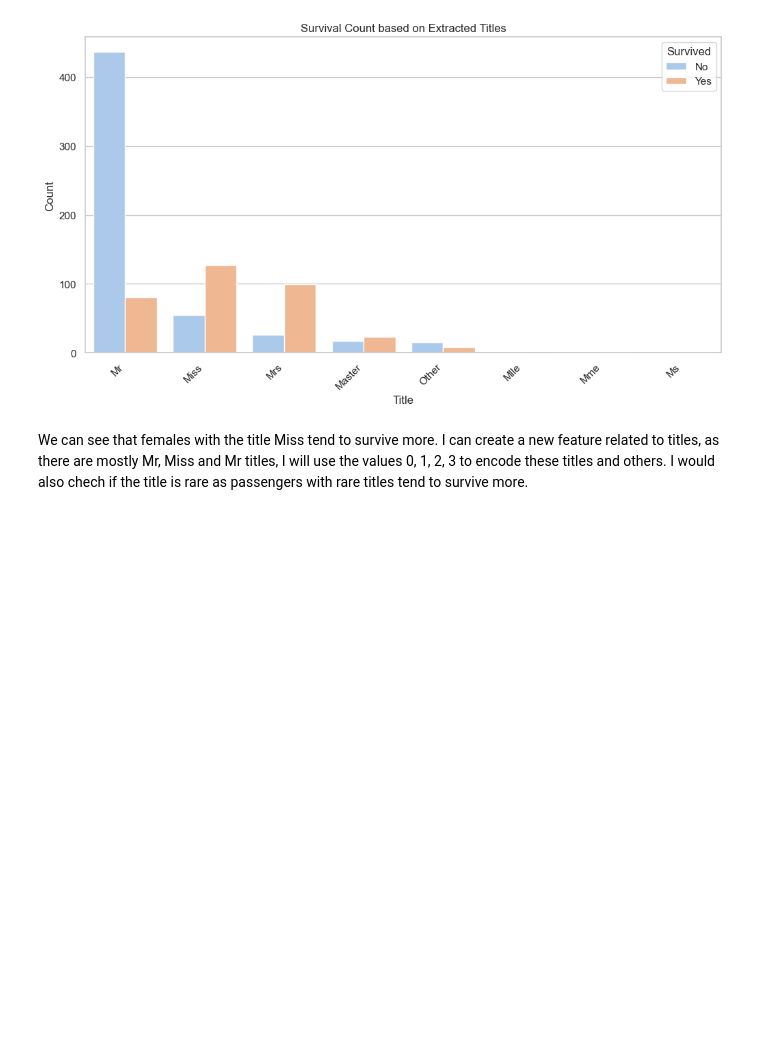
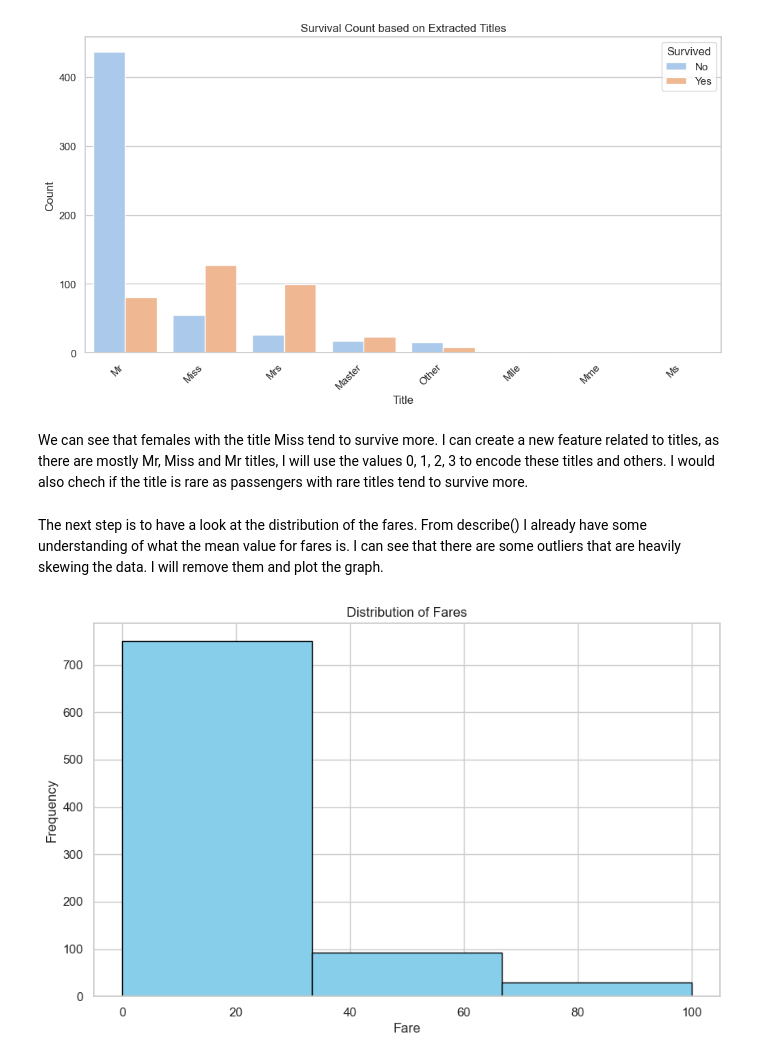
Before and after one commit to alshadani/Kaggle_Titanic, a Jupyter notebook: src/solution.ipynb, the cells around one changed output. Saved outputs shown, nothing was run; the diff lists cells and outputs as text; code cells hidden in the pictures; blank space fills up the shorter version.

```diff
--- a/src/solution.ipynb
+++ b/src/solution.ipynb
@@ -167,3 +167,26 @@ train_data_cleaned['Married'] = (train_data_cleaned['Title'] == 'Mrs').astype(in
 # Identify rare titles
 rare_titles = train_data_cleaned['Title'].value_counts()[train_data_cleaned['Title'].value_counts() < 10].index
 train_data_cleaned['Is_Rare_Title'] = train_data_cleaned['Title'].isin(rare_titles).astype(int)
+# %% [markdown]
+The next step is to have a look at the distribution of the fares. From describe() I already have some understanding of what the mean value for fares is. I can see that there are some outliers that are heavily skewing the data. I will remove them and plot the graph.
+# %%
+train_data_cleaned = train_data_cleaned[train_data_cleaned['Fare'] <= 200]
+
+# Perform Min-Max normalization for 'Fare' column
+min_fare = train_data_cleaned['Fare'].min()
+max_fare = train_data_cleaned['Fare'].max()
+train_data_cleaned['Normalized_Fare'] = 100 * (train_data_cleaned['Fare'] - min_fare) / (max_fare - min_fare)
+
+# Create a histogram for fares
+plt.figure(figsize=(10, 6))
+plt.hist(train_data_cleaned['Normalized_Fare'], bins=3, color='skyblue', edgecolor='black')
+
+# Add labels and title
+plt.title('Distribution of Fares')
+plt.xlabel('Fare')
+plt.ylabel('Frequency')
+
+# Show the plot
+plt.show()
+# %% [output]
+[figure, added]
```
Also changed, not shown: parts of 5 cells of this notebook.
